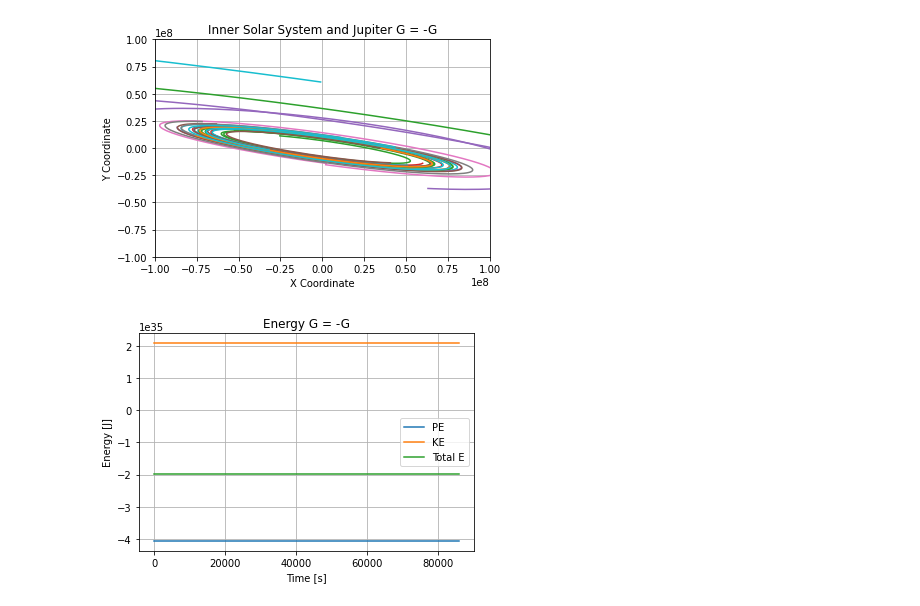
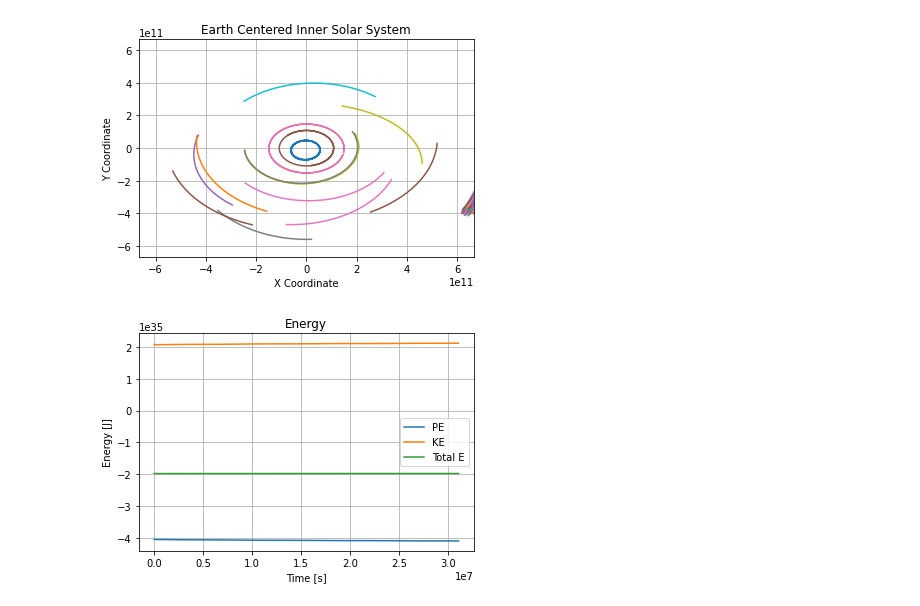
Before and after one commit to ErikNij/PBSPlanataryMotion, a Jupyter notebook: Plotter.ipynb, the cells around one changed output. Saved outputs shown, nothing was run; the diff lists cells and outputs as text; code cells hidden in the pictures.

```diff
--- a/Plotter.ipynb
+++ b/Plotter.ipynb
@@ -38,41 +38,42 @@ planets_to_load = [os.path.splitext(os.path.basename(file))[0] for file in data_
 # "Stephano",
 # "Trinculo",
 #"Francisco",
 # "Margaret",
 #"Ferdinand",
 #  "Perdita",
 #      "Mab",
 #    "Cupid",
 #    "Uranus"]
 
 # Create a plot
 
 plt.figure()
-centerPlanet = "Uranus"
-Centerdata = np.genfromtxt(os.path.join(data_directory, centerPlanet + ".txt"), delimiter=',', usecols=(0,1, 2), names=["name","x", "y"])
+centerPlanet = "Sun"
+Centerdata = np.genfromtxt(os.path.join(data_directory, centerPlanet + ".txt"), delimiter=',', usecols=(0,1,2), names=["name","x", "y"])
 i = 0
 # Iterate through each planet and plot its data
 for planet in planets_to_load:
     if planet != "Europa":
         #print(planet)
-        data = np.genfromtxt(os.path.join(data_directory, planet + ".txt"), delimiter=',', usecols=(0,1, 2), names=["name","x", "y"])
+        data = np.genfromtxt(os.path.join(data_directory, planet + ".txt"), delimiter=',', usecols=(0,1,2), names=["name","x", "y"])
         plt.plot(data["x"]-Centerdata["x"], data["y"]-Centerdata["y"], label=planet)
         #data["name"] = planet
 
 
 plt.xlabel("X Coordinate")
 plt.ylabel("Y Coordinate")
-plt.title("Inner Solar System and Jupiter G = -G")
+plt.title("Earth Centered Inner Solar System")
 plt.grid(True)
-plt.xlim([-1e8,1e8])
-plt.ylim([-1e8,1e8])
+lim = 1e12/1.5
+plt.xlim([-lim,lim])
+plt.ylim([-lim,lim])
 #plt.legend()
 
 # Save the plot as an SVG file
-plt.savefig("planet_orbitsNegG.svg", format="svg")
+plt.savefig("Earph.svg", format="svg")
 plt.show()
 # %% [output]
-[figure, old version]
+[figure, new version]
 # %%
 plt.figure()
 EnergyData = np.genfromtxt("EnergyOverTime.txt",delimiter=",",usecols=(0,1,2,3),names=["time","PE", "KE","E"])
@@ -83,12 +84,12 @@ plt.legend(["PE","KE","Total E"])
 plt.xlabel("Time [s]")
 plt.ylabel("Energy [J]")
 plt.grid(True)
-plt.title("Energy G = -G")
+plt.title("Energy")
 
 plt.savefig("EHahaNegG.svg", format="svg")
 plt.show()
 # %% [output]
-[figure, old version]
+[figure, new version]
 # %%
 DPE = EnergyData["PE"] - EnergyData["PE"][0]
 DKE = EnergyData["KE"] - EnergyData["KE"][0]
```
Also changed, not shown: parts of 3 cells of this notebook, 10 other files.
